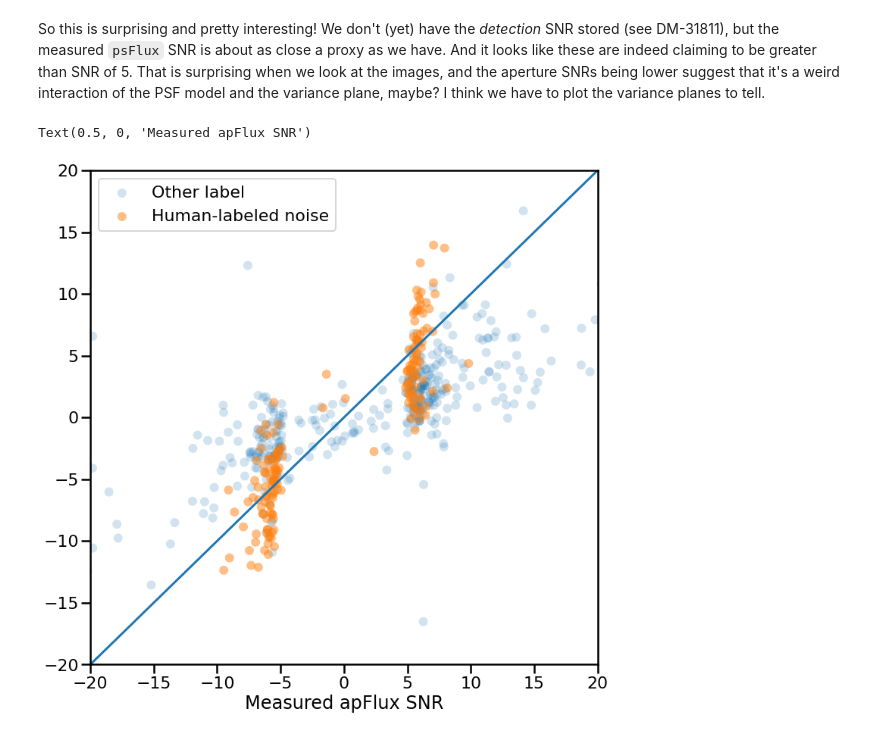
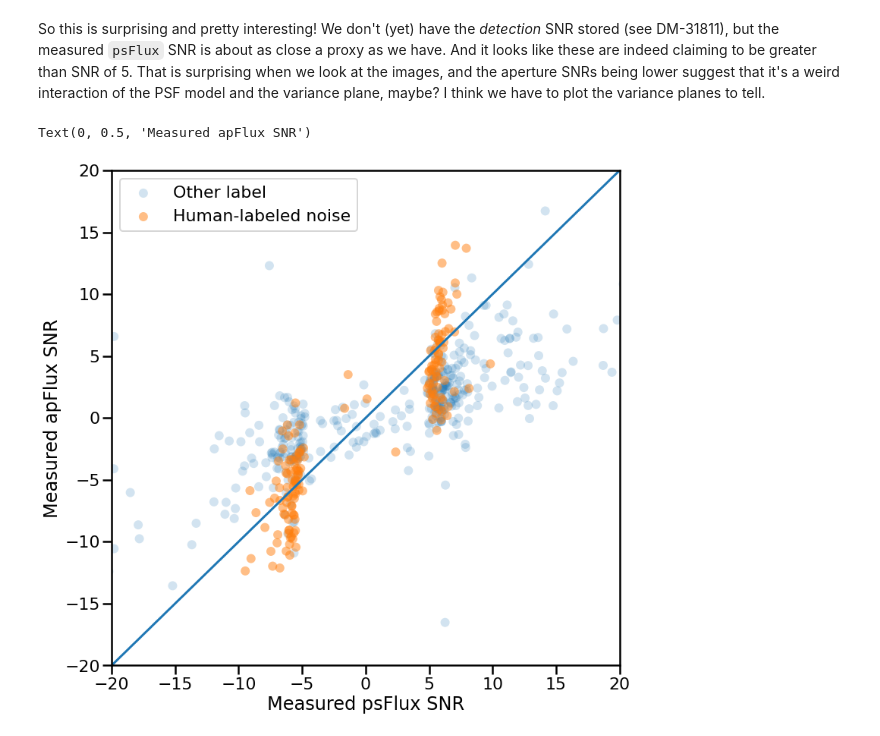
Before and after one commit to lsst-dm/ap_pipe-notebooks, a Jupyter notebook: notebooks/DM-31341_Zooniverse_COSMOS_purity_PCW21.ipynb, the cells around one changed output. Cells and saved outputs as stored; diff of their text form; code cells hidden in the pictures.

```diff
--- a/notebooks/DM-31341_Zooniverse_COSMOS_purity_PCW21.ipynb
+++ b/notebooks/DM-31341_Zooniverse_COSMOS_purity_PCW21.ipynb
@@ -522,15 +508,15 @@ So this is surprising and pretty interesting!  We don't (yet) have the *detectio
 # %%
 plt.figure(figsize=(12,12))
 _ = plt.scatter(diaSources.loc[~wLabelNondet,'psFlux']/diaSources.loc[~wLabelNondet,'psFluxErr'],
                 diaSources.loc[~wLabelNondet,'apFlux']/diaSources.loc[~wLabelNondet,'apFluxErr'], alpha=0.2,edgecolor='none',label='Other label')
 _ = plt.scatter(diaSources.loc[wLabelNondet,'psFlux']/diaSources.loc[wLabelNondet,'psFluxErr'],
                 diaSources.loc[wLabelNondet,'apFlux']/diaSources.loc[wLabelNondet,'apFluxErr'], alpha=0.5,edgecolor='none',label='Human-labeled noise')
 plt.legend()
 plt.plot([-20,20],[-20,20])
 plt.xlim(-20,20)
 plt.ylim(-20,20)
 plt.xlabel('Measured psFlux SNR')
-plt.xlabel('Measured apFlux SNR')
+plt.ylabel('Measured apFlux SNR')
 # %% [output]
-Text(0.5, 0, 'Measured apFlux SNR')
+Text(0, 0.5, 'Measured apFlux SNR')
-[figure, old version]
+[figure, new version]
```
Also changed, not shown: parts of 4 cells of this notebook.
